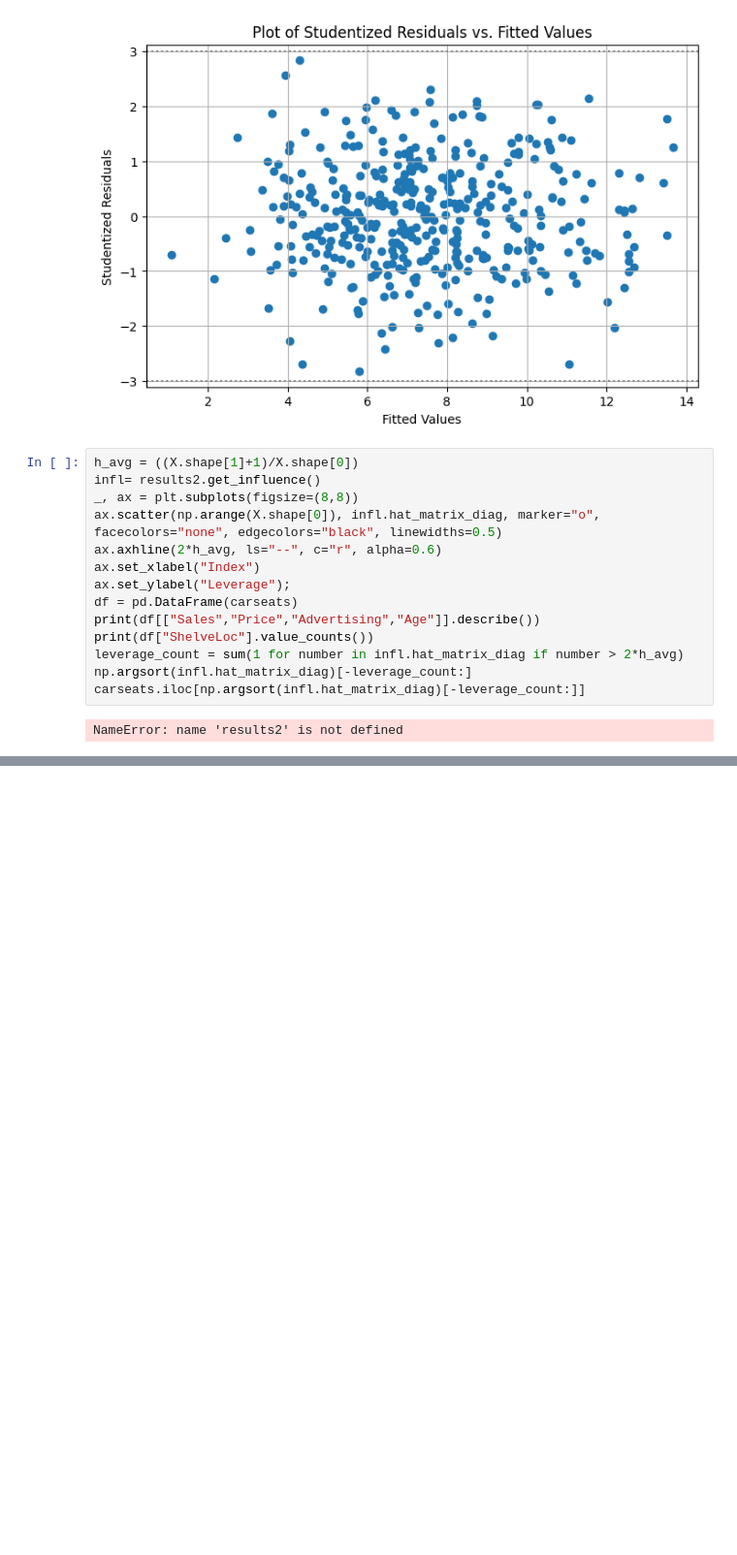
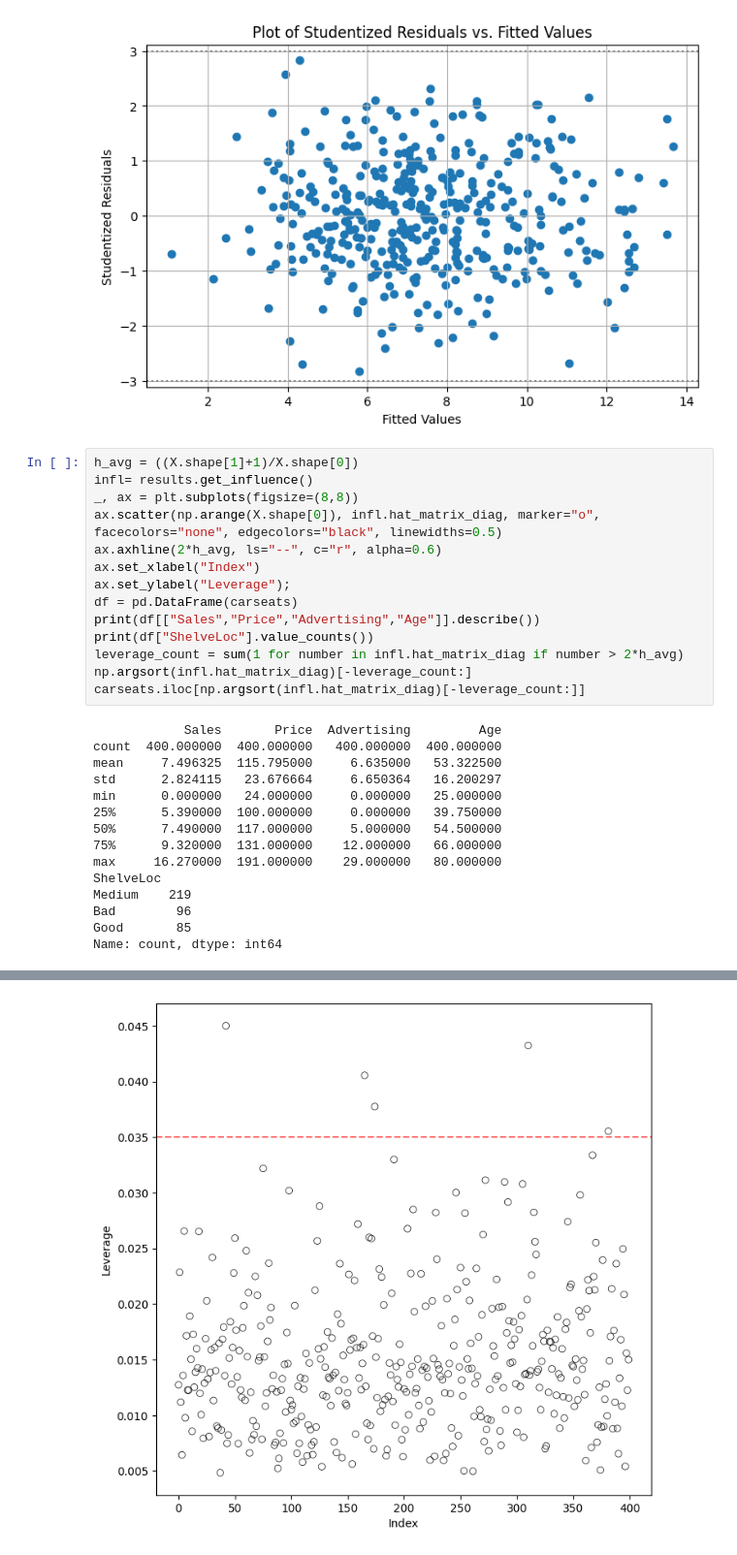
Before and after one commit to Archangel4148/Classwork, a Jupyter notebook: STAT4210/Chapter 3 HW/Ch03_HW.ipynb, the cells around one changed output, grey strips where cells are left out. Shown at 97% size. Drawn from its saved outputs; the diff is of its cells as text; blank space fills up the shorter version.

```diff
--- a/STAT4210/Ch03_HW.ipynb
+++ b/STAT4210/Chapter 3 HW/Ch03_HW.ipynb
@@ -113,7 +125,7 @@ plt.show()
 [figure]
 # %%
 h_avg = ((X.shape[1]+1)/X.shape[0])
-infl= results2.get_influence()
+infl= results.get_influence()
 _, ax = plt.subplots(figsize=(8,8))
 ax.scatter(np.arange(X.shape[0]), infl.hat_matrix_diag, marker="o", facecolors="none", edgecolors="black", linewidths=0.5)
 ax.axhline(2*h_avg, ls="--", c="r", alpha=0.6)
@@ -126,4 +138,17 @@ leverage_count = sum(1 for number in infl.hat_matrix_diag if number > 2*h_avg)
 np.argsort(infl.hat_matrix_diag)[-leverage_count:]
 carseats.iloc[np.argsort(infl.hat_matrix_diag)[-leverage_count:]]
 # %% [output]
-NameError: name 'results2' is not defined
+            Sales       Price  Advertising         Age
+count  400.000000  400.000000   400.000000  400.000000
+mean     7.496325  115.795000     6.635000   53.322500
+std      2.824115   23.676664     6.650364   16.200297
+min      0.000000   24.000000     0.000000   25.000000
+25%      5.390000  100.000000     0.000000   39.750000
+50%      7.490000  117.000000     5.000000   54.500000
+75%      9.320000  131.000000    12.000000   66.000000
+max     16.270000  191.000000    29.000000   80.000000
+ShelveLoc
+Medium    219
+Bad        96
+Good       85
+Name: count, dtype: int64
@@ -129,0 +161 @@ NameError: name 'results2' is not defined
+[figure, added]
```
Also changed, not shown: parts of 4 cells of this notebook, 7 other files.
